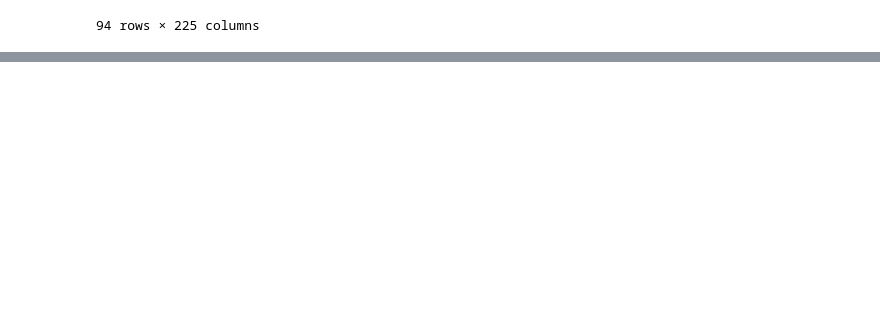
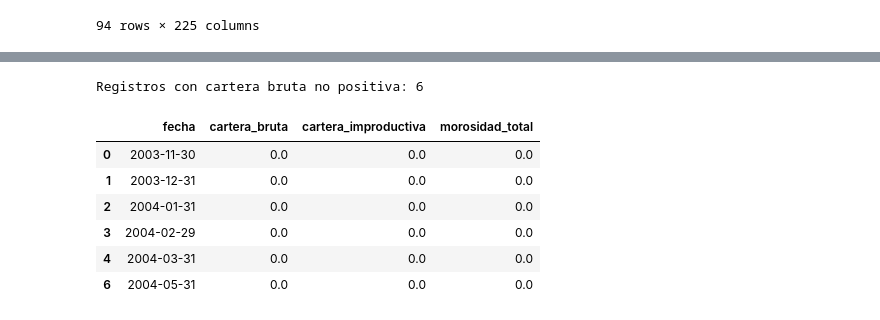
Before and after one commit to tavomx45/audit-ecuador-banking-data, a Jupyter notebook: notebooks/validacion_datos.ipynb, the cells around one changed output, grey strips where cells are left out. Saved outputs shown, nothing was run; the diff lists cells and outputs as text; code cells hidden in the pictures; blank space fills up the shorter version.

```diff
--- a/notebooks/validacion_datos.ipynb
+++ b/notebooks/validacion_datos.ipynb
@@ -814,0 +1446,55 @@ ValueError: 'Series([], Name: 6, dtype: object)' is not compatible with origin='
+# %%
+# Cargar el boletín de Delbank
+archivo = SERIES_DIR / "BP DELBANK 2026_09.xlsx"
+
+delbank = pd.read_excel(
+    archivo,
+    sheet_name="INDIC CARTERA",
+    header=None
+)
+
+# Extraer fechas
+fechas = pd.to_datetime(
+    delbank.iloc[4, 3:],
+    errors="coerce"
+).dropna()
+
+columnas = fechas.index
+
+# Construir una tabla de diagnóstico
+diagnostico = pd.DataFrame({
+    "fecha": fechas.to_numpy(),
+
+    "cartera_bruta": pd.to_numeric(
+        delbank.loc[18, columnas],
+        errors="coerce"
+    ).to_numpy(),
+
+    "cartera_improductiva": pd.to_numeric(
+        delbank.loc[40, columnas],
+        errors="coerce"
+    ).to_numpy(),
+
+    "morosidad_total": pd.to_numeric(
+        delbank.loc[92, columnas],
+        errors="coerce"
+    ).to_numpy()
+})
+
+# Identificar saldos de cartera bruta no positivos
+anomalias = diagnostico.loc[
+    diagnostico["cartera_bruta"] <= 0
+]
+
+print("Registros con cartera bruta no positiva:", len(anomalias))
+
+display(anomalias)
+# %% [output]
+Registros con cartera bruta no positiva: 6
+|  | fecha | cartera_bruta | cartera_improductiva | morosidad_total |
+| 0 | 2003-11-30 | 0.0 | 0.0 | 0.0 |
+| 1 | 2003-12-31 | 0.0 | 0.0 | 0.0 |
+| 2 | 2004-01-31 | 0.0 | 0.0 | 0.0 |
+| 3 | 2004-02-29 | 0.0 | 0.0 | 0.0 |
+| 4 | 2004-03-31 | 0.0 | 0.0 | 0.0 |
+| 6 | 2004-05-31 | 0.0 | 0.0 | 0.0 |
```
Also changed, not shown: parts of 22 cells of this notebook, 1 other file.
